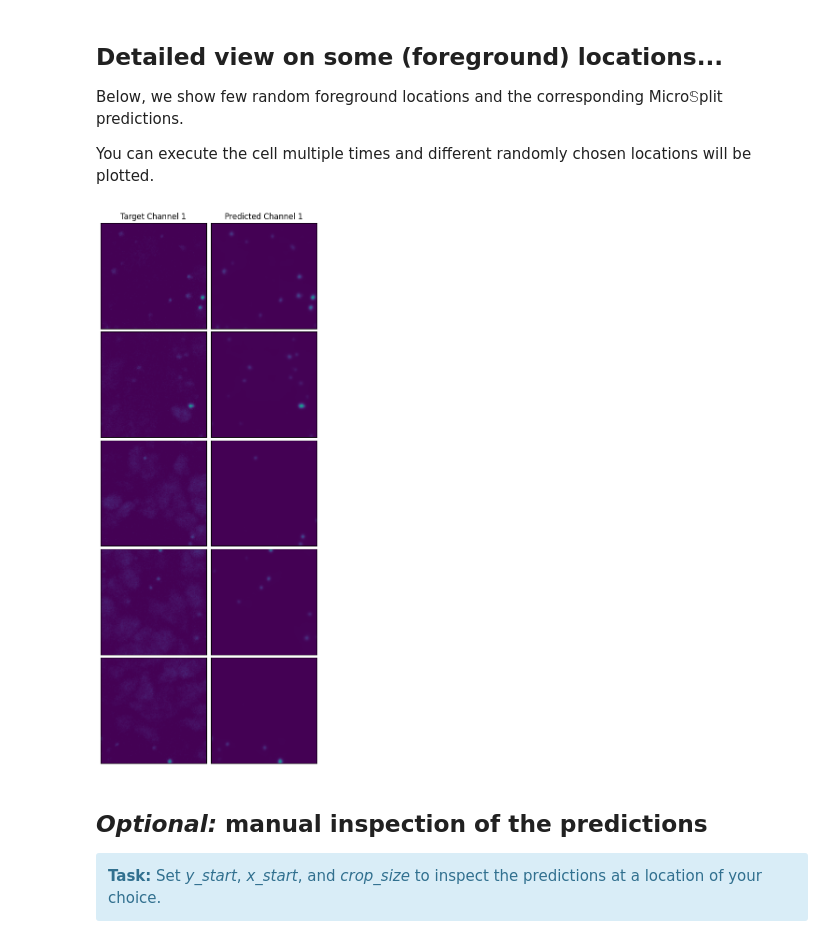
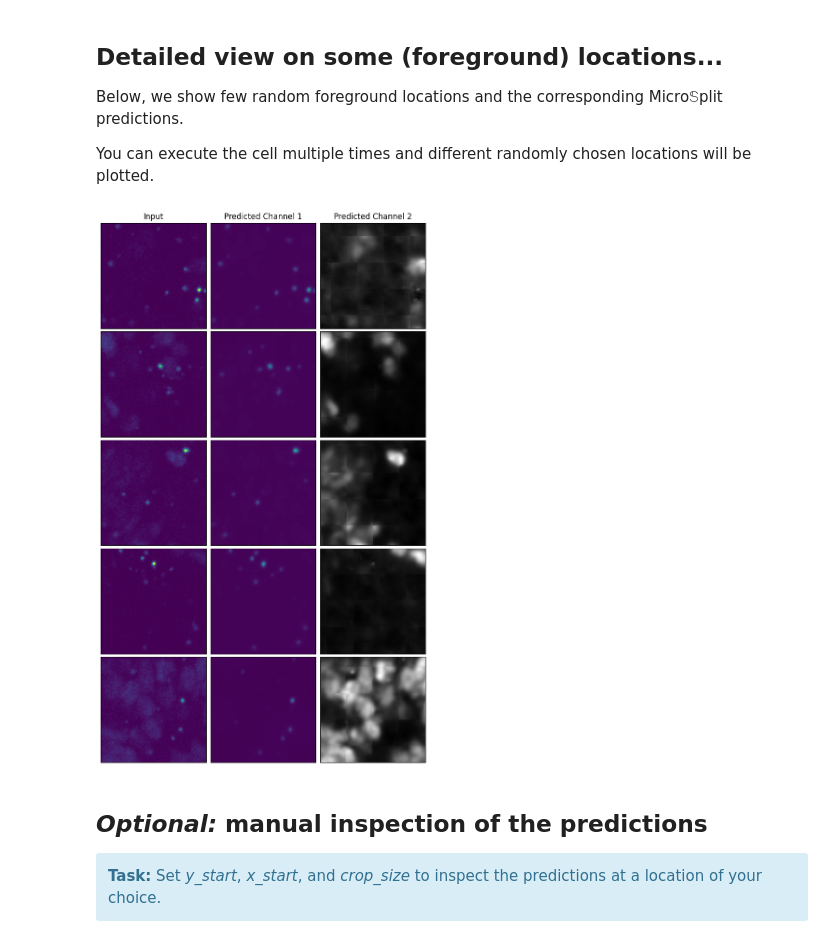
Before and after one commit to broadinstitute/MicroSplit-reproducibility, a Jupyter notebook: examples/2D/HT_H23B/02_predict.ipynb, the cells around one changed output. Drawn from its saved outputs; the diff is of its cells as text; code cells hidden in the pictures.

```diff
--- a/examples/2D/HT_H23B/02_predict.ipynb
+++ b/examples/2D/HT_H23B/02_predict.ipynb
@@ -172,7 +172,7 @@ These downloaded pretrained models have been found:
 # - - - - - - - - - - - - - - - - - - - - - - - - - - - - - - - - -
 # if you cut&past a path to the chosen ckpt down here,
 # we will use that checkpoint, otherwise we pick one automatically.
-user_selected_ckpt_folder = 'pretrained_checkpoints'
+user_selected_ckpt_folder = 'checkpoints'
 # - - - - - - - - - - - - - - - - - - - - - - - - - - - - - - - - -
 # %%
 ckpt_folder = user_selected_ckpt_folder
@@ -240,8 +240,6 @@ If a single frame has the size of a typical microscopy image, we cannot feed the
 
 When we perform tiled predicitons, we use '***inner padding***'. See a detailed explanation in our [µSplit paper](https://openaccess.thecvf.com/content/ICCV2023/papers/Ashesh_uSplit_Image_Decomposition_for_Fluorescence_Microscopy_ICCV_2023_paper.pdf), and the schematic below.
 ![InnerAndOuterPadding.png](attachment:dbe65ad8-8c38-45bd-8301-a7e574a84cf2.png)
-# %%
-experiment_params['mmse_count'] = 2
 # %%
 from microsplit_reproducibility.notebook_utils.HT_H23B import get_unnormalized_predictions, get_target, get_input
 
@@ -258,7 +256,7 @@ stitched_predictions, norm_stitched_predictions, stitched_stds = get_unnormalize
     data_key="test_input.zip.unzip",
     mmse_count = experiment_params['mmse_count'],
     grid_size=32,
-    num_workers=0,
+    num_workers=4,
     batch_size=32)
 
 # load inputs and noisy targets (needed for plotting later on)
@@ -280,35 +278,36 @@ You can execute the cell multiple times and different randomly chosen locations
 # %%
 import numpy as np
 from microsplit_reproducibility.utils.utils import clean_ax
 from microsplit_reproducibility.notebook_utils.HT_H23B import pick_random_patches_with_content
 import matplotlib.pyplot as plt
 
 sample_idx = 0
-channel_idx = 0
 img_sz = 128
 rand_locations = pick_random_patches_with_content(tar[sample_idx], 128)
 h_start = rand_locations[2,0] #np.random.randint(stitched_predictions.shape[1] - img_sz)
 w_start = rand_locations[2,1] #np.random.randint(stitched_predictions.shape[2] - img_sz)
 
-ncols = 2
+ncols = 3
 nrows = min(len(rand_locations), 5)
 fig, ax = plt.subplots(nrows=nrows, ncols=ncols, figsize=(ncols * 3, nrows * 3))
 
 for i, (h_start, w_start) in enumerate(rand_locations[:nrows]):
-    vmin = stitched_predictions[sample_idx][0, channel_idx, ...].min()
-    vmax = stitched_predictions[sample_idx][0, channel_idx, ...].max()
-    ax[i,0].imshow(tar[sample_idx][channel_idx][h_start:h_start+img_sz, w_start:w_start+img_sz], vmin=vmin, vmax=vmax)
-    ax[i,1].imshow(stitched_predictions[sample_idx][0, channel_idx, h_start:h_start+img_sz, w_start:w_start+img_sz], vmin=vmin, vmax=vmax)
+    vmin = stitched_predictions[sample_idx][0, 0, ...].min()
+    vmax = stitched_predictions[sample_idx][0, 0, ...].max()
+    ax[i,0].imshow(tar[sample_idx][0][h_start:h_start+img_sz, w_start:w_start+img_sz], vmin=vmin, vmax=vmax)
+    ax[i,1].imshow(stitched_predictions[sample_idx][0, 0, h_start:h_start+img_sz, w_start:w_start+img_sz], vmin=vmin, vmax=vmax)
+    ax[i,2].imshow(stitched_predictions[sample_idx][0, 1, h_start:h_start+img_sz, w_start:w_start+img_sz], cmap='gray')
 
 for i in range(2):
-    ax[0,0].set_title(f'Target Channel {channel_idx+1}')
-    ax[0,1].set_title(f'Predicted Channel {channel_idx+1}')
+    ax[0,0].set_title('Input')
+    ax[0,1].set_title('Predicted Channel 1')
+    ax[0,2].set_title('Predicted Channel 2')
 
 # reduce the spacing between the subplots
 plt.subplots_adjust(wspace=0.03, hspace=0.03)
 clean_ax(ax)
 # %% [output]
-[figure, old version]
+[figure, new version]
 # %% [markdown]
 ## *Optional:* manual inspection of the predictions
 <div class="alert alert-block alert-info">
```
Also changed, not shown: parts of 4 cells of this notebook, 2 other files.
